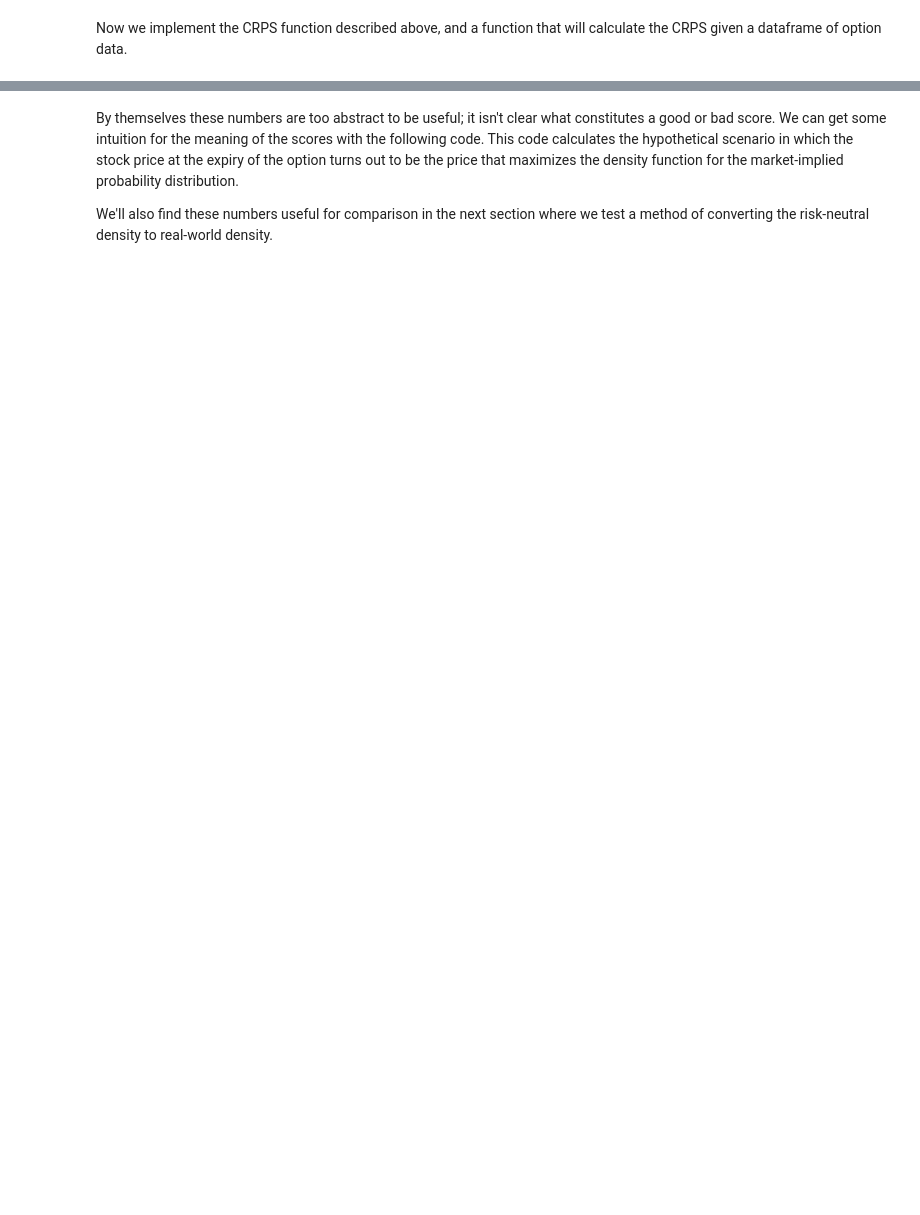
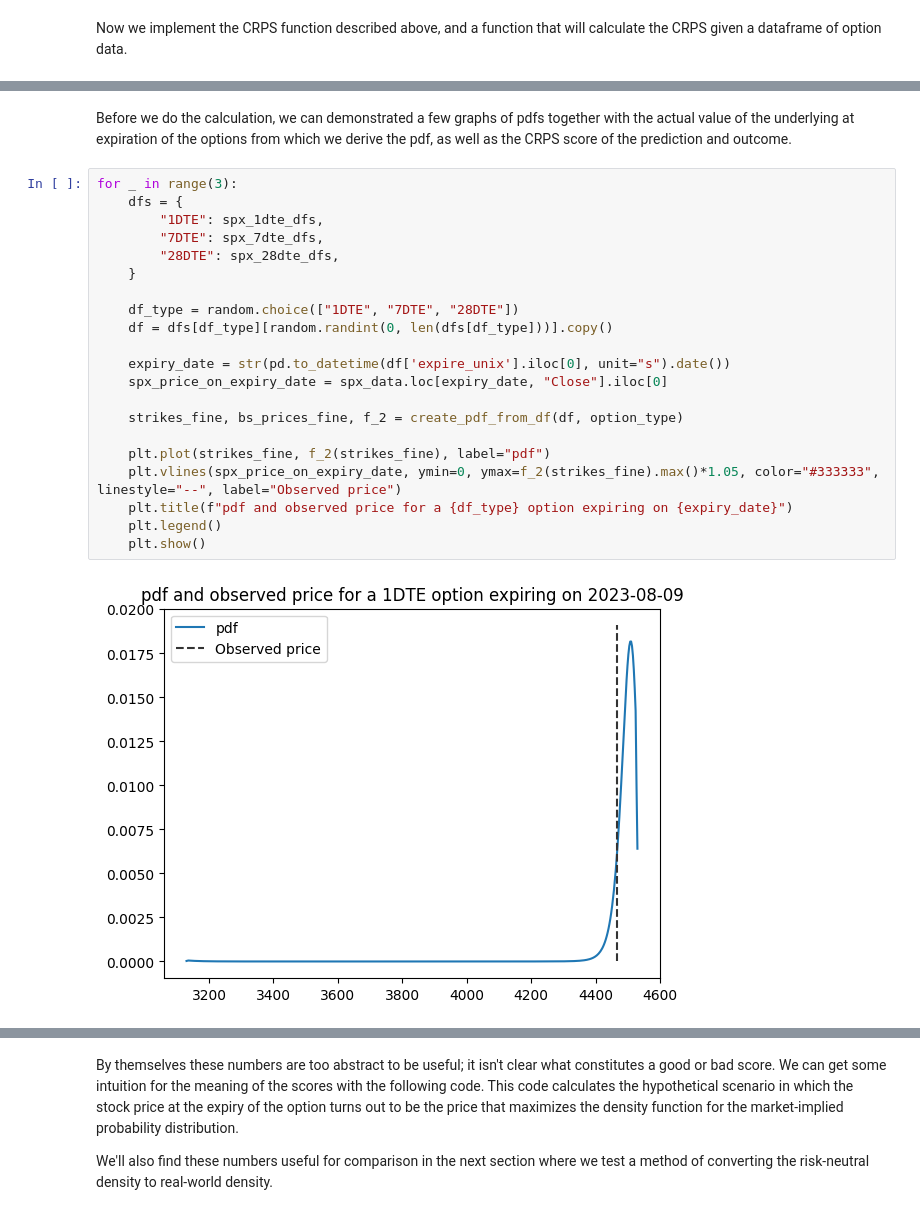
Before and after one commit to swbuchanan/implied-stock-distributions, a Jupyter notebook: project.ipynb, the cells around one changed output, grey strips where cells are left out. Saved outputs shown, nothing was run; the diff lists cells and outputs as text; blank space fills up the shorter version.

```diff
--- a/project.ipynb
+++ b/project.ipynb
@@ -606,3 +572,28 @@ def evaluate_rn_option_prediction_from_df(df: pd.DataFrame, option_type):
     strikes_fine, bs_prices_fine, f_2 = create_pdf_from_df(df, option_type)
 
     return crps(f_2, spx_price_on_expiry_date, strikes_fine.min(), strikes_fine.max())
+# %% [markdown]
+Before we do the calculation, we can demonstrated a few graphs of pdfs together with the actual value of the underlying at expiration of the options from which we derive the pdf, as well as the CRPS score of the prediction and outcome.
+# %%
+for _ in range(3):
+    dfs = {
+        "1DTE": spx_1dte_dfs,
+        "7DTE": spx_7dte_dfs,
+        "28DTE": spx_28dte_dfs,
+    }
+
+    df_type = random.choice(["1DTE", "7DTE", "28DTE"])
+    df = dfs[df_type][random.randint(0, len(dfs[df_type]))].copy()
+
+    expiry_date = str(pd.to_datetime(df['expire_unix'].iloc[0], unit="s").date())
+    spx_price_on_expiry_date = spx_data.loc[expiry_date, "Close"].iloc[0]
+
+    strikes_fine, bs_prices_fine, f_2 = create_pdf_from_df(df, option_type)
+
+    plt.plot(strikes_fine, f_2(strikes_fine), label="pdf")
+    plt.vlines(spx_price_on_expiry_date, ymin=0, ymax=f_2(strikes_fine).max()*1.05, color="#333333", linestyle="--", label="Observed price")
+    plt.title(f"pdf and observed price for a {df_type} option expiring on {expiry_date}")
+    plt.legend()
+    plt.show()
+# %% [output]
+[figure, added]
```
Also changed, not shown: parts of 23 cells of this notebook.
